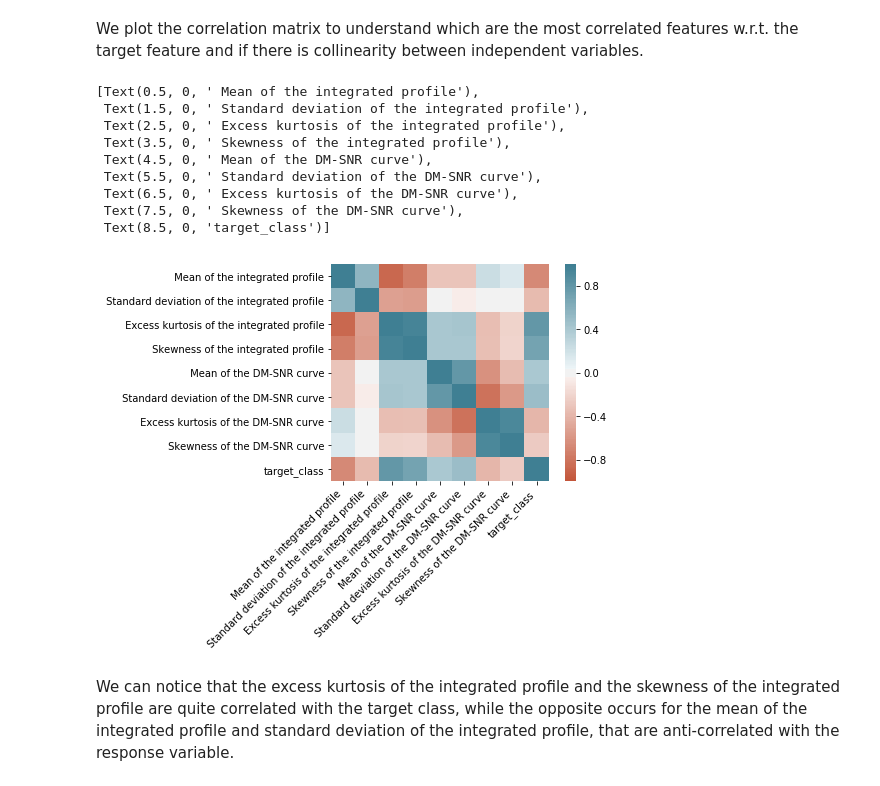
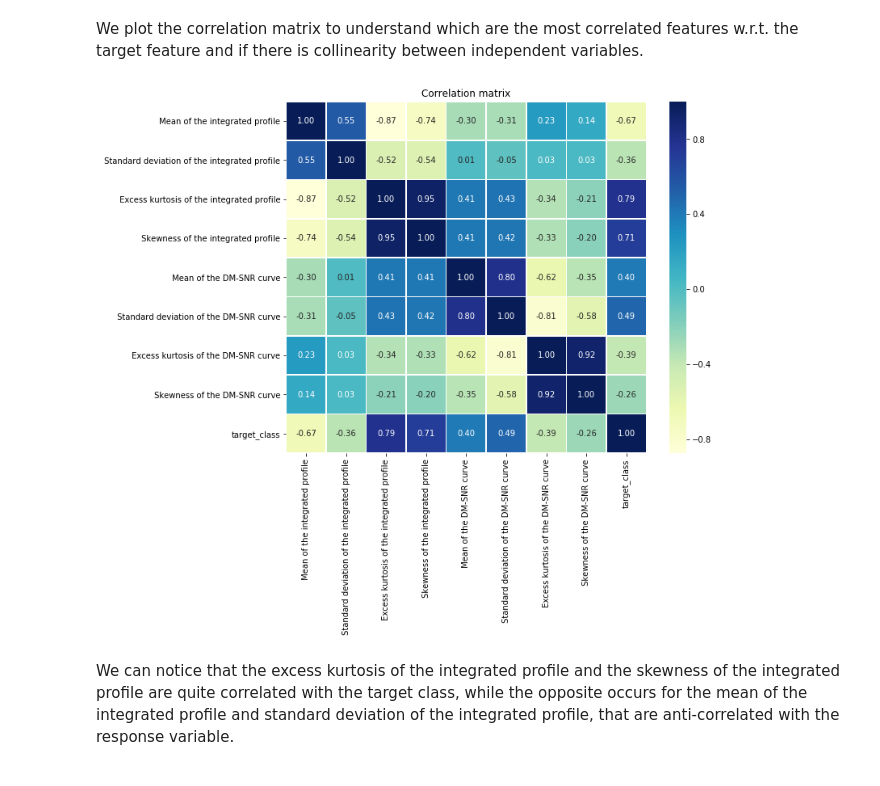
Before and after one commit to martinodn/Performance-comparison-of-ML-Classifiers, a Jupyter notebook: ML_project.ipynb, the cells around one changed output. Saved outputs shown, nothing was run; the diff lists cells and outputs as text; code cells hidden in the pictures.

Commit message:
Changed corr matrix, confusion matrix

```diff
--- a/ML_project.ipynb
+++ b/ML_project.ipynb
@@ -136,29 +141,14 @@ sns.pairplot(stars)
 # %% [markdown]
 We plot the correlation matrix to understand which are the most correlated features w.r.t. the target feature and if there is collinearity between independent variables.
-# %%
-corr = stars.corr()
-ax = sns.heatmap(
-    corr,
-    vmin=-1, vmax=1, center=0,
-    cmap=sns.diverging_palette(20, 220, n=200),
-    square=True
-)
-ax.set_xticklabels(
-    ax.get_xticklabels(),
-    rotation=45,
-    horizontalalignment='right'
-)
-# %% [output]
-[Text(0.5, 0, ' Mean of the integrated profile'),
- Text(1.5, 0, ' Standard deviation of the integrated profile'),
- Text(2.5, 0, ' Excess kurtosis of the integrated profile'),
- Text(3.5, 0, ' Skewness of the integrated profile'),
- Text(4.5, 0, ' Mean of the DM-SNR curve'),
- Text(5.5, 0, ' Standard deviation of the DM-SNR curve'),
- Text(6.5, 0, ' Excess kurtosis of the DM-SNR curve'),
- Text(7.5, 0, ' Skewness of the DM-SNR curve'),
- Text(8.5, 0, 'target_class')]
-[figure, removed]
+# %%
+# Correlation matrix to see the correlation between each pair of variables
+
+f,ax = plt.subplots(figsize=(10, 8))
+sns.heatmap(stars.corr(), annot=True, linewidths=.5, cmap="YlGnBu",fmt= '.2f',ax=ax)
+plt.title('Correlation matrix')
+plt.show()
+# %% [output]
+[figure, added]
 # %% [markdown]
 We can notice that the excess kurtosis of the integrated profile and the skewness of the integrated profile are quite correlated with the target class, while the opposite occurs for the mean of the integrated profile and standard deviation of the integrated profile, that are anti-correlated with the response variable.
 # %%
```
Also changed, not shown: parts of 18 cells of this notebook.
